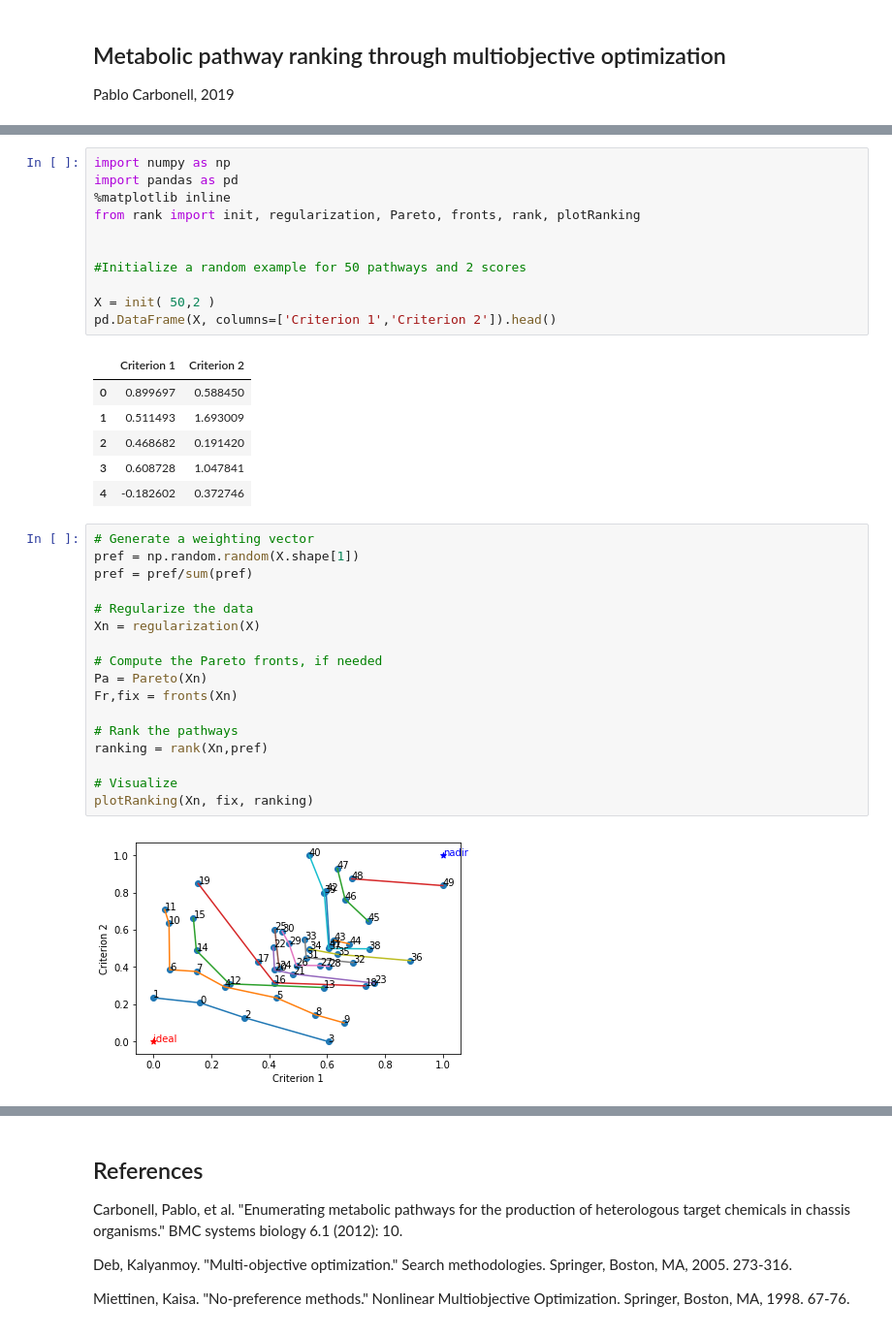
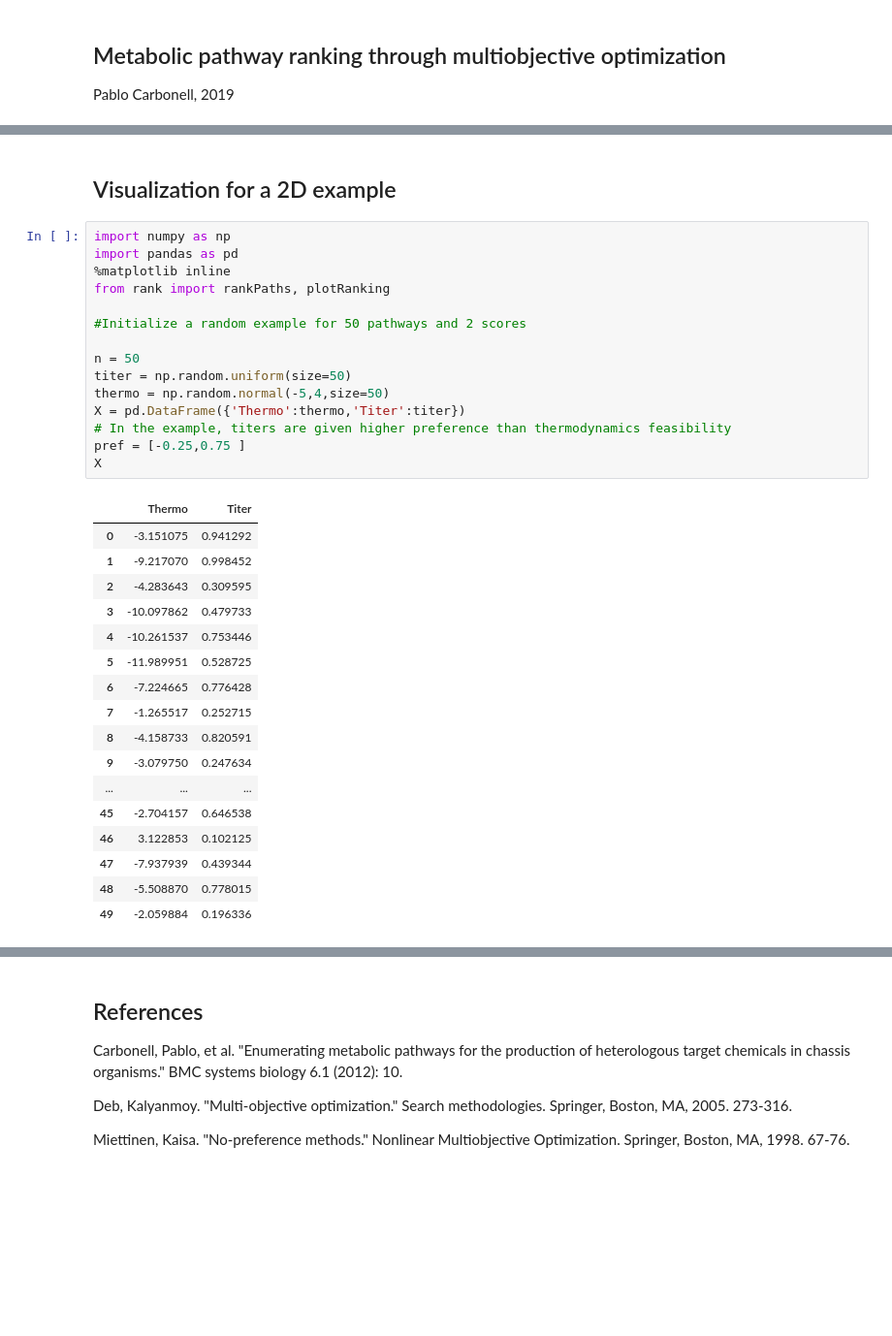
Before and after one commit to pablocarb/morank, a Jupyter notebook: Notes.ipynb, the cells around one changed output, grey strips where cells are left out. Shown at 97% size. Saved outputs shown, nothing was run; the diff lists cells and outputs as text; blank space fills up the shorter version.

Commit message:
Updated information and improved preference definition

```diff
--- a/Notes.ipynb
+++ b/Notes.ipynb
@@ -40,40 +46,38 @@ There exist several algorithms to compute the Pareto front (see Deb, 2005). We w
 In order to rank the pathways within a Pareto set, we will use a weigthed-sum approach. In case of no preference, a global criterion will be addopted using $L_p$ metrics (Miettinen, 1998) to measure the distance to the ideal vector $z^*$. Otherwise, a preference vector can be provided and in that case the distances will be weighted accordingly.
 
 $$ \left( \sum_i^k |f_i(p) - z^* |^p \right) ^{1/p} $$
+# %% [markdown]
+## Visualization for a 2D example
 # %%
 import numpy as np
 import pandas as pd
 %matplotlib inline
-from rank import init, regularization, Pareto, fronts, rank, plotRanking
-
+from rank import rankPaths, plotRanking
 
 #Initialize a random example for 50 pathways and 2 scores
 
-X = init( 50,2 )
-pd.DataFrame(X, columns=['Criterion 1','Criterion 2']).head()
+n = 50
+titer = np.random.uniform(size=50)
+thermo = np.random.normal(-5,4,size=50)
+X = pd.DataFrame({'Thermo':thermo,'Titer':titer})
+# In the example, titers are given higher preference than thermodynamics feasibility
+pref = [-0.25,0.75 ]
+X
 # %% [output]
-|  | Criterion 1 | Criterion 2 |
-| 0 | 0.899697 | 0.588450 |
-| 1 | 0.511493 | 1.693009 |
-| 2 | 0.468682 | 0.191420 |
-| 3 | 0.608728 | 1.047841 |
-| 4 | -0.182602 | 0.372746 |
+|  | Thermo | Titer |
+| 0 | -3.151075 | 0.941292 |
+| 1 | -9.217070 | 0.998452 |
+| 2 | -4.283643 | 0.309595 |
+| 3 | -10.097862 | 0.479733 |
+| 4 | -10.261537 | 0.753446 |
+| 5 | -11.989951 | 0.528725 |
+| 6 | -7.224665 | 0.776428 |
+| 7 | -1.265517 | 0.252715 |
+| 8 | -4.158733 | 0.820591 |
+| 9 | -3.079750 | 0.247634 |
+| ... | ... | ... |
+| 45 | -2.704157 | 0.646538 |
+| 46 | 3.122853 | 0.102125 |
+| 47 | -7.937939 | 0.439344 |
+| 48 | -5.508870 | 0.778015 |
+| 49 | -2.059884 | 0.196336 |
-# %%
-# Generate a weighting vector
-pref = np.random.random(X.shape[1])
-pref = pref/sum(pref)
-
-# Regularize the data
-Xn = regularization(X)
-
-# Compute the Pareto fronts, if needed
-Pa = Pareto(Xn)
-Fr,fix = fronts(Xn)
-
-# Rank the pathways
-ranking = rank(Xn,pref)
-
-# Visualize
-plotRanking(Xn, fix, ranking)
-# %% [output]
-[figure, removed]
```
Also changed, not shown: parts of 5 cells of this notebook, 1 other file.
